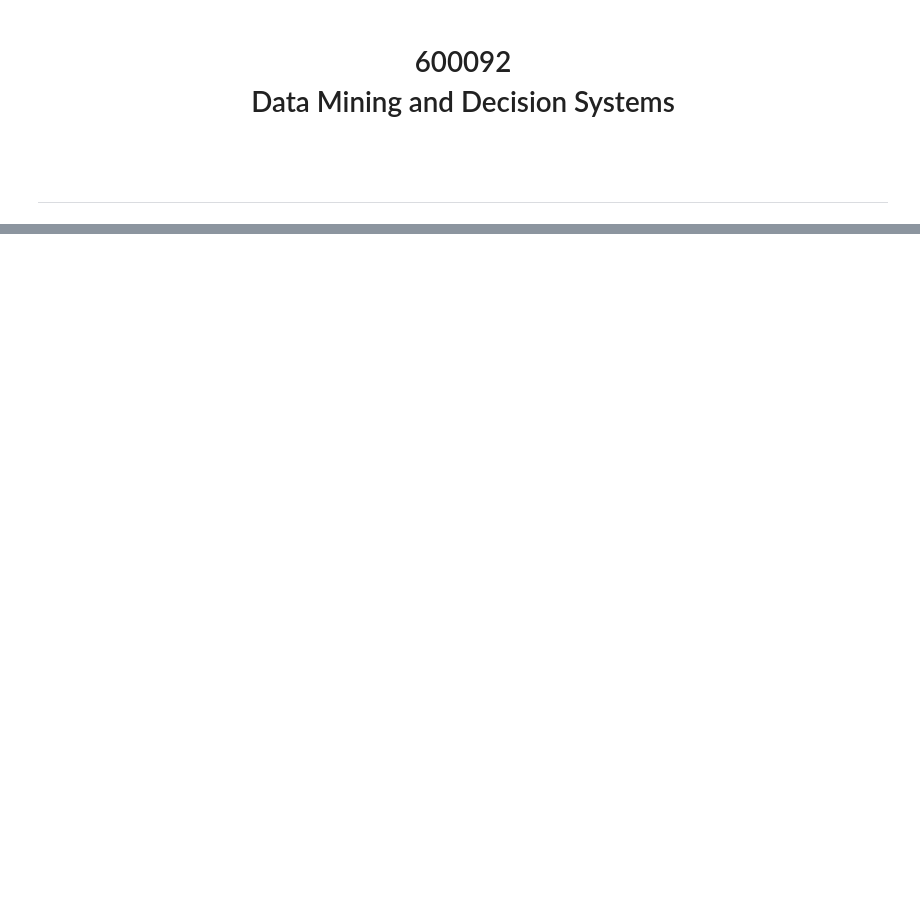
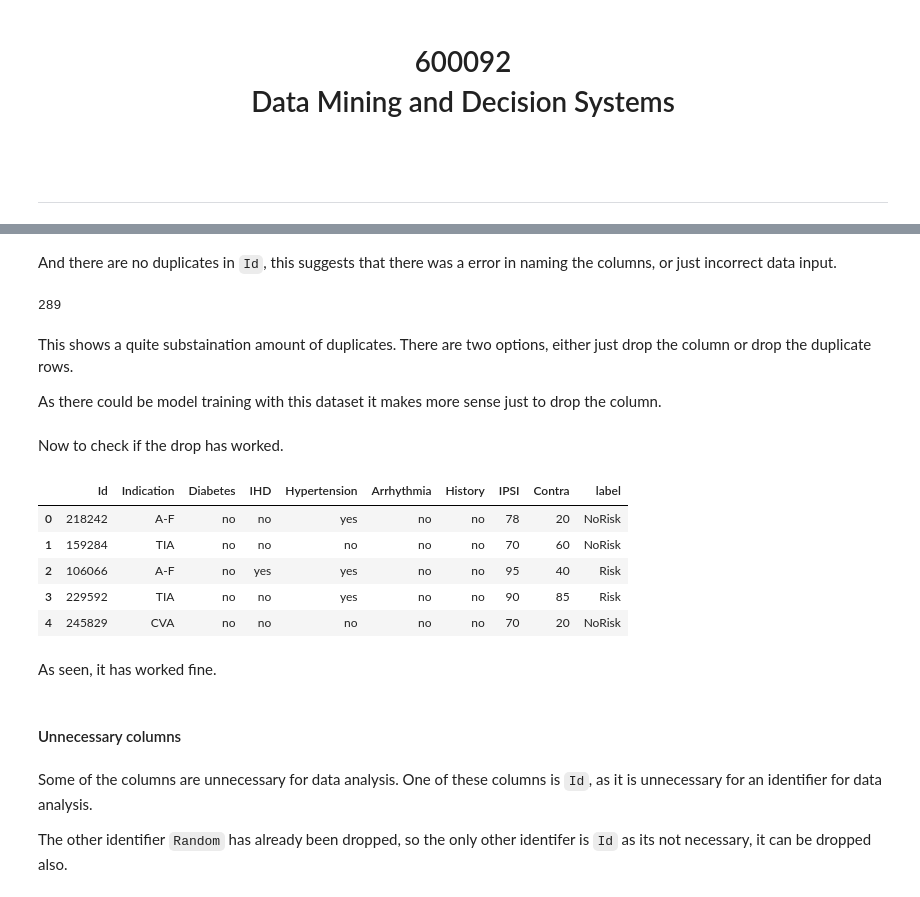
Before and after one commit to kthrasher1/Data_Mining, a Jupyter notebook: ACW/ACW_Jupyter_Notebook.ipynb, the cells around one changed output, grey strips where cells are left out. Cells and saved outputs as stored; diff of their text form; code cells hidden in the pictures; blank space fills up the shorter version.

```diff
--- a/ACW/ACW_Jupyter_Notebook.ipynb
+++ b/ACW/ACW_Jupyter_Notebook.ipynb
@@ -50,0 +176,2 @@ dtype: int64
+# %%
+df_copy["Contra"] = df_copy["Contra"].astype(np.int64)
@@ -50,0 +234,2 @@ dtype: int64
+# %%
+df_copy["Indication"] = df_copy["Indication"].replace({'Asx':'ASx'})
@@ -50,0 +260,4 @@ dtype: int64
+# %%
+unknown_index = df_copy[df_copy["label"] == "Unknown" ].index
+
+df_copy.drop(unknown_index , inplace=True)
@@ -50,0 +288,31 @@ dtype: int64
+# %% [markdown]
+And there are no duplicates in `Id`, this suggests that there was a error in naming the columns, or just incorrect data input.
+# %%
+df_copy["Random"].duplicated().sum()
+# %% [output]
+289
+# %% [markdown]
+This shows a quite substaination amount of duplicates. There are two options, either just drop the column or drop the duplicate rows.
+
+As there could be model training with this dataset it makes more sense just to drop the column.
+# %%
+df_copy.drop("Random", axis=1, inplace = True)
+# %% [markdown]
+Now to check if the drop has worked.
+# %%
+df_copy.head()
+# %% [output]
+|  | Id | Indication | Diabetes | IHD | Hypertension | Arrhythmia | History | IPSI | Contra | label |
+| 0 | 218242 | A-F | no | no | yes | no | no | 78 | 20 | NoRisk |
+| 1 | 159284 | TIA | no | no | no | no | no | 70 | 60 | NoRisk |
+| 2 | 106066 | A-F | no | yes | yes | no | no | 95 | 40 | Risk |
+| 3 | 229592 | TIA | no | no | yes | no | no | 90 | 85 | Risk |
+| 4 | 245829 | CVA | no | no | no | no | no | 70 | 20 | NoRisk |
+# %% [markdown]
+As seen, it has worked fine.
+# %% [markdown]
+#### Unnecessary columns
+# %% [markdown]
+Some of the columns are unnecessary for data analysis. One of these columns is `Id`, as it is unnecessary for an identifier for data analysis.
+
+The other identifier `Random` has already been dropped, so the only other identifer is `Id` as its not necessary, it can be dropped also.
```
Also changed, not shown: parts of 66 cells of this notebook, 4 other files.
